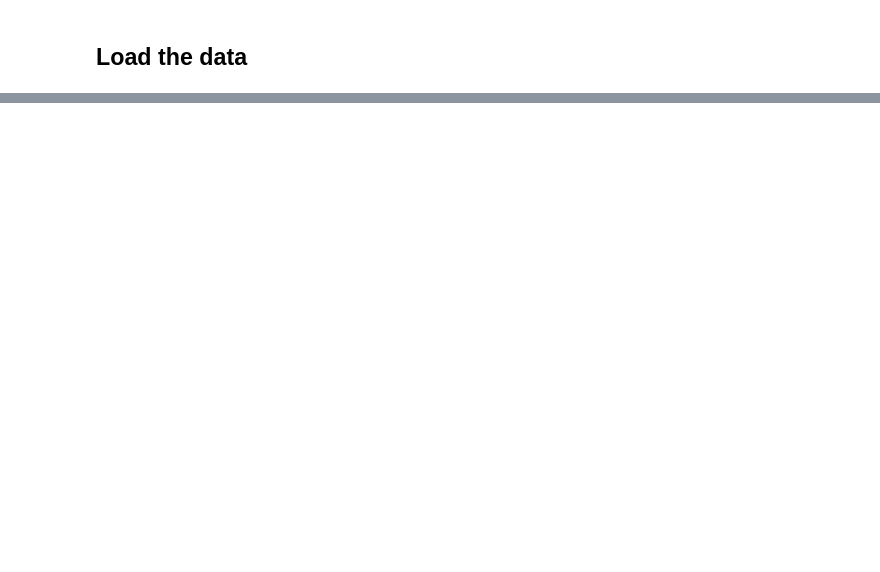
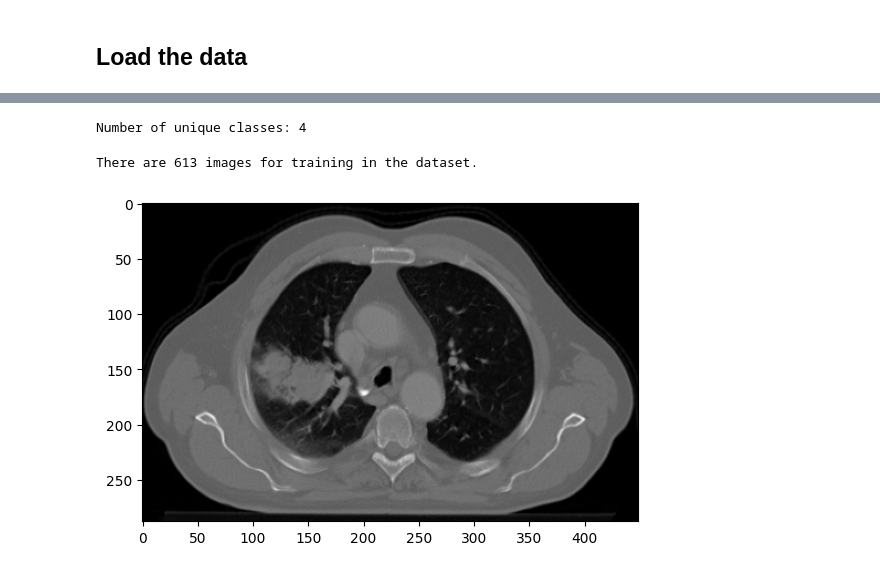
Before and after one commit to Fdvanleeuwen/Image-Classification, a Jupyter notebook: Analysis.ipynb, the cells around one changed output, grey strips where cells are left out. Cells and saved outputs as stored; diff of their text form; code cells hidden in the pictures; blank space fills up the shorter version.

Commit message:
Data exploration

```diff
--- a/Analysis.ipynb
+++ b/Analysis.ipynb
@@ -7,0 +18,20 @@
+# %%
+# Check how many clases there are
+data_dir = "train" # Train directory
+
+class_names = [class_name for class_name in os.listdir(data_dir)]
+print("Number of unique classes:", len(class_names))
+# %% [output]
+Number of unique classes: 4
+# %%
+# Check how many training images there are in total
+total_images = glob.glob(data_dir+"/*/*")
+print(f"There are {len(total_images)} images for training in the dataset.")
+# %% [output]
+There are 613 images for training in the dataset.
+# %%
+# Plot an image
+img = np.asarray(Image.open('train/adenocarcinoma_left.lower.lobe_T2_N0_M0_Ib/000009 (7).png'))
+imgplot = plt.imshow(img)
+# %% [output]
+[figure, added]
```
Also changed, not shown: parts of 11 cells of this notebook.
